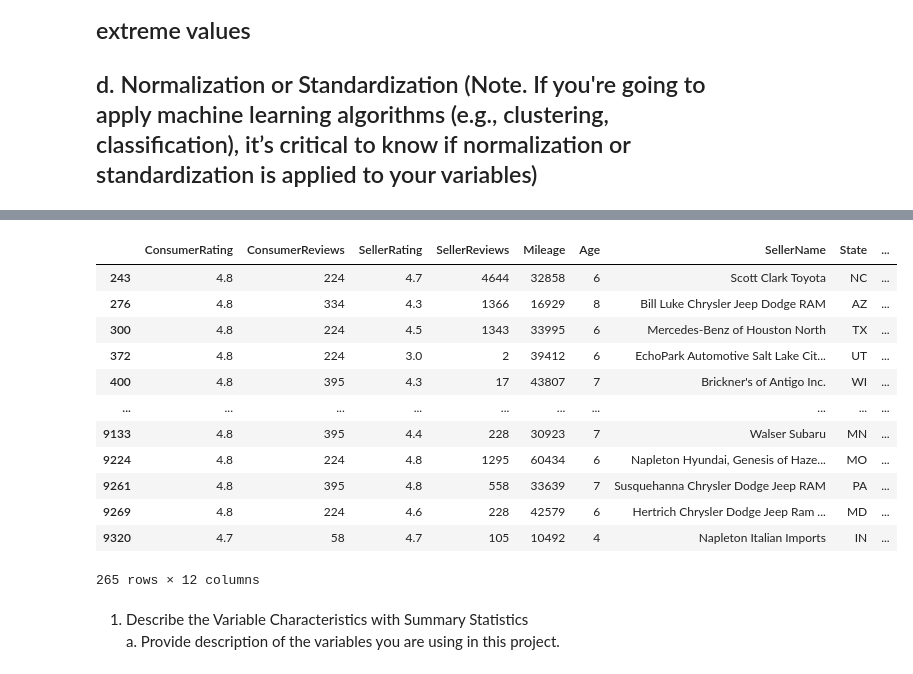
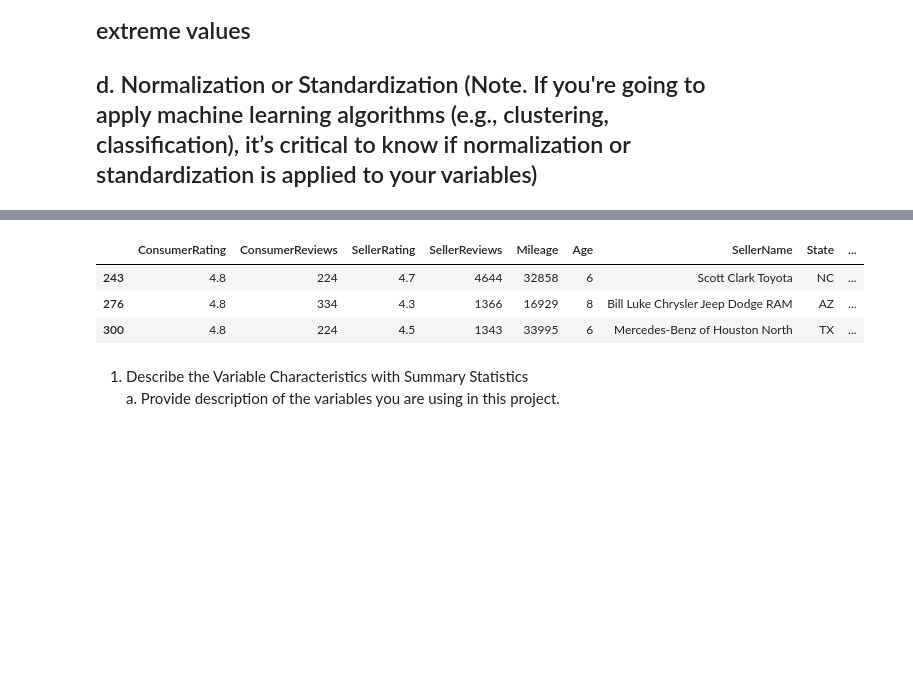
Before and after one commit to gabriel-joseph/data_science_portfolio, a Jupyter notebook: final_project/vance_final_project_eda.ipynb, the cells around one changed output, grey strips where cells are left out. Drawn from its saved outputs; the diff is of its cells as text; code cells hidden in the pictures; blank space fills up the shorter version.

```diff
--- a/final_project/vance_final_project_eda.ipynb
+++ b/final_project/vance_final_project_eda.ipynb
@@ -171,20 +161,12 @@ C-Class C 300 4MATIC       65
 Name: count, dtype: int64
 # %%
-grand_cherokee_df
+# Just a simple printout to verify the data
+grand_cherokee_df[:3]
 # %% [output]
 |  | ConsumerRating | ConsumerReviews | SellerRating | SellerReviews | Mileage | Age | SellerName | State | ... |
 | 243 | 4.8 | 224 | 4.7 | 4644 | 32858 | 6 | Scott Clark Toyota | NC | ... |
 | 276 | 4.8 | 334 | 4.3 | 1366 | 16929 | 8 | Bill Luke Chrysler Jeep Dodge RAM | AZ | ... |
 | 300 | 4.8 | 224 | 4.5 | 1343 | 33995 | 6 | Mercedes-Benz of Houston North | TX | ... |
-| 372 | 4.8 | 224 | 3.0 | 2 | 39412 | 6 | EchoPark Automotive Salt Lake Cit... | UT | ... |
-| 400 | 4.8 | 395 | 4.3 | 17 | 43807 | 7 | Brickner's of Antigo Inc. | WI | ... |
-| ... | ... | ... | ... | ... | ... | ... | ... | ... | ... |
-| 9133 | 4.8 | 395 | 4.4 | 228 | 30923 | 7 | Walser Subaru | MN | ... |
-| 9224 | 4.8 | 224 | 4.8 | 1295 | 60434 | 6 | Napleton Hyundai, Genesis of Haze... | MO | ... |
-| 9261 | 4.8 | 395 | 4.8 | 558 | 33639 | 7 | Susquehanna Chrysler Dodge Jeep RAM | PA | ... |
-| 9269 | 4.8 | 224 | 4.6 | 228 | 42579 | 6 | Hertrich Chrysler Dodge Jeep Ram ... | MD | ... |
-| 9320 | 4.7 | 58 | 4.7 | 105 | 10492 | 4 | Napleton Italian Imports | IN | ... |
-265 rows × 12 columns
 # %% [markdown]
 1.	Describe the Variable Characteristics with Summary Statistics
 a.	Provide description of the variables you are using in this project.
```
Also changed, not shown: parts of 23 cells of this notebook.
